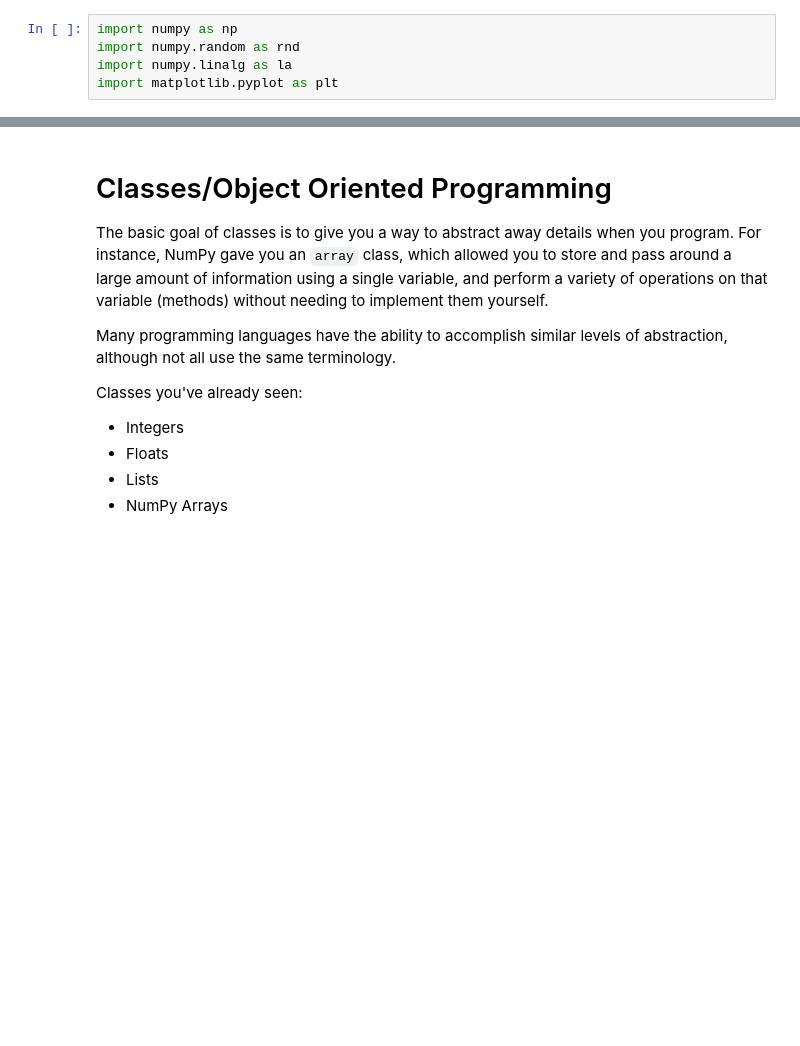
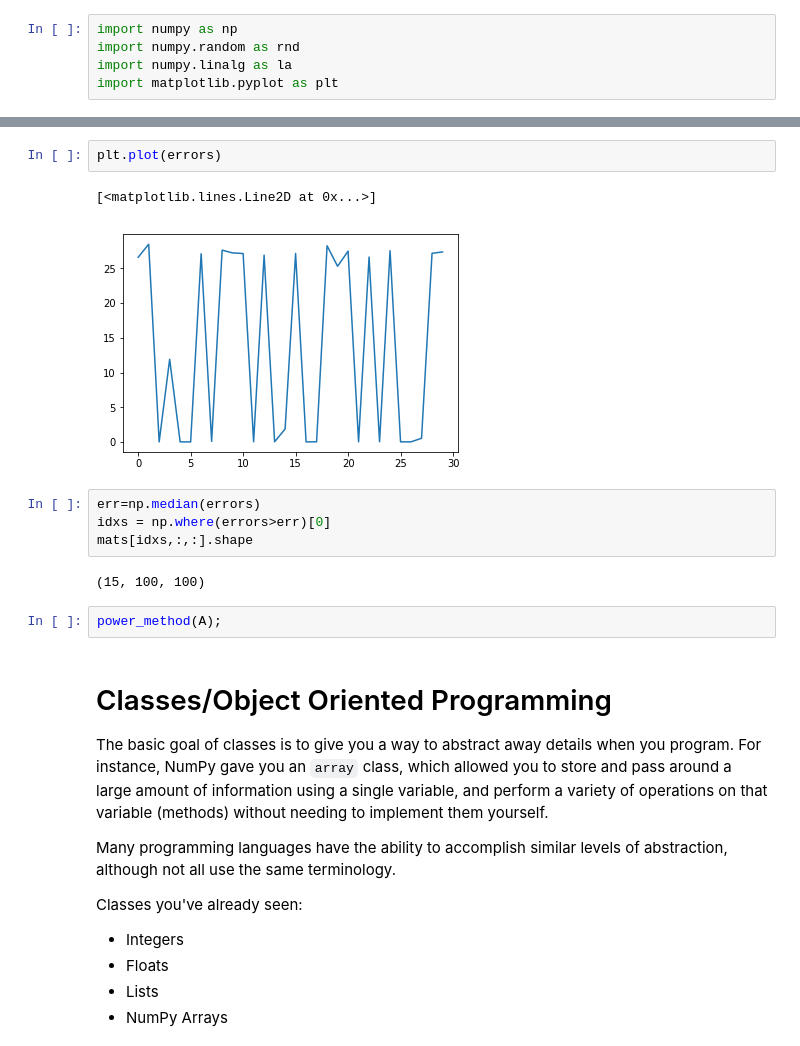
Before and after one commit to icme/cme193, a Jupyter notebook: nb/2019_winter/Lecture_3.ipynb, the cells around one changed output, grey strips where cells are left out. Saved outputs shown, nothing was run; the diff lists cells and outputs as text; blank space fills up the shorter version.

```diff
--- a/nb/2019_winter/Lecture_3.ipynb
+++ b/nb/2019_winter/Lecture_3.ipynb
@@ -43,3 +83,16 @@ import matplotlib.pyplot as plt
+# %%
+plt.plot(errors)
+# %% [output]
+[<matplotlib.lines.Line2D at 0x...>]
+[figure, added]
+# %%
+err=np.median(errors)
+idxs = np.where(errors>err)[0]
+mats[idxs,:,:].shape
+# %% [output]
+(15, 100, 100)
+# %%
+power_method(A);
 # %% [markdown]
 
 # Classes/Object Oriented Programming
```
Also changed, not shown: parts of 14 cells of this notebook.
